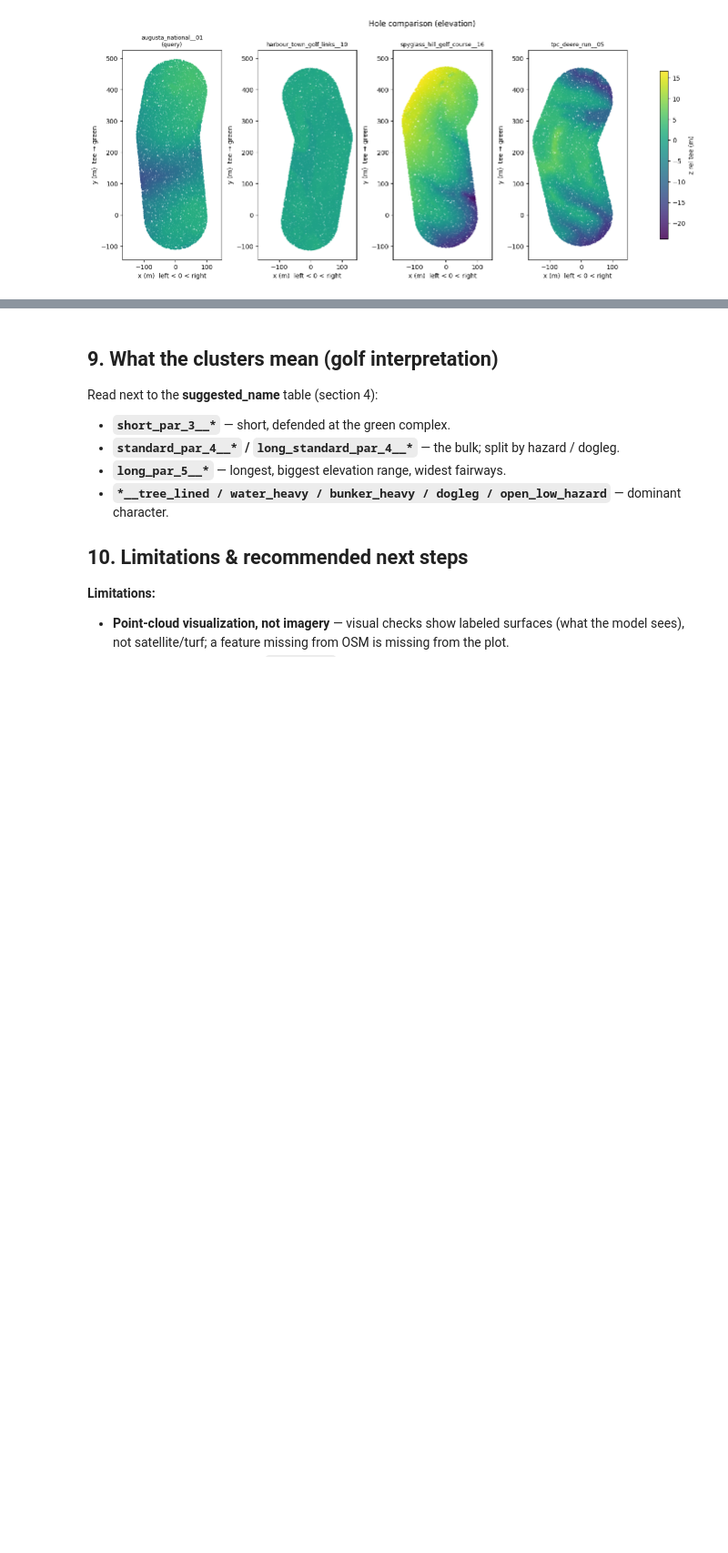
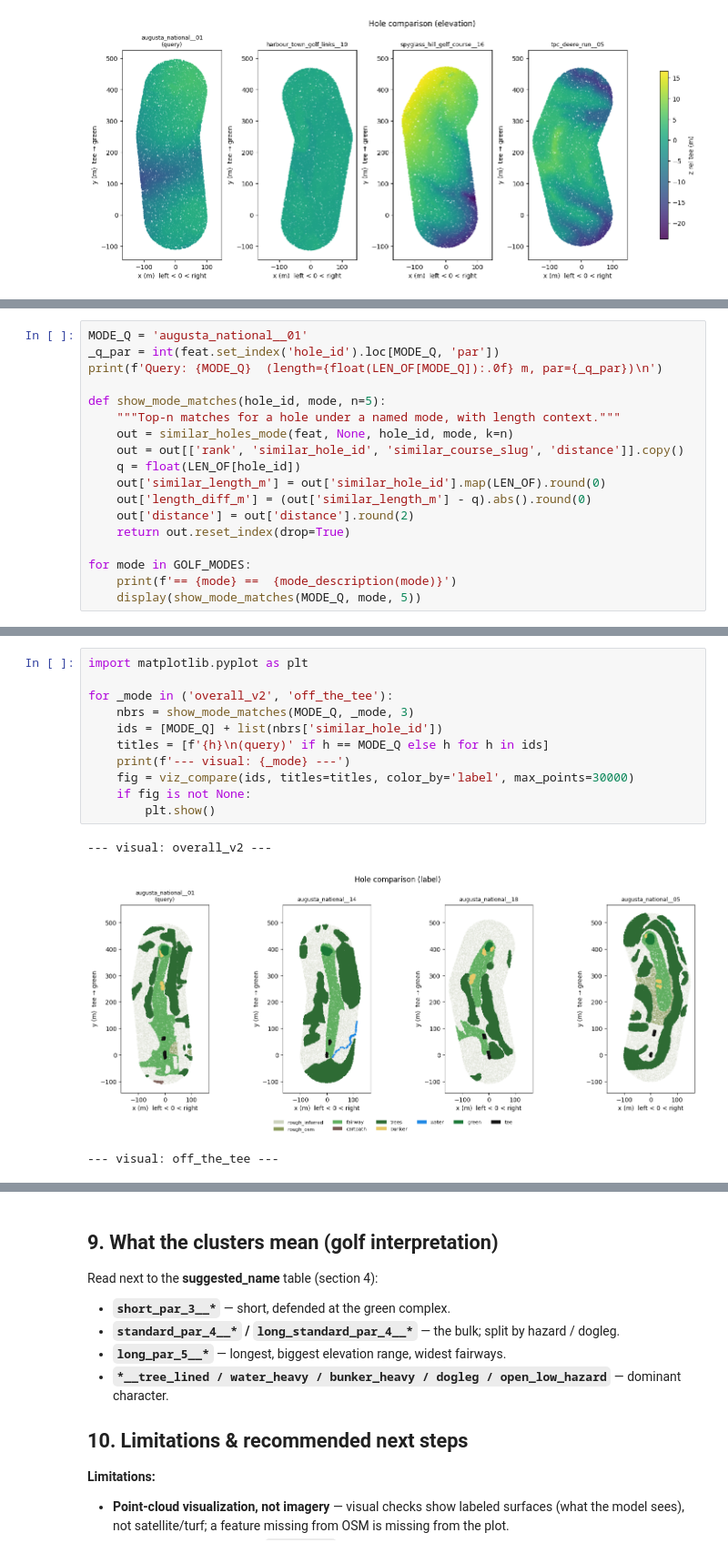
Before and after one commit to davishelman/golf-data-research, a Jupyter notebook: notebooks/hole_similarity_research.ipynb, the cells around one changed output, grey strips where cells are left out. Shown at 91% size. Drawn from its saved outputs; the diff is of its cells as text; blank space fills up the shorter version.

Commit message:
add domain specific hole similarity modes

```diff
--- a/notebooks/hole_similarity_research.ipynb
+++ b/notebooks/hole_similarity_research.ipynb
@@ -473,0 +501,18 @@ saved ..\courses\_index\visual_checks\augusta_national__01_v2_length_guarded.png
+# %%
+MODE_Q = 'augusta_national__01'
+_q_par = int(feat.set_index('hole_id').loc[MODE_Q, 'par'])
+print(f'Query: {MODE_Q}  (length={float(LEN_OF[MODE_Q]):.0f} m, par={_q_par})\n')
+
+def show_mode_matches(hole_id, mode, n=5):
+    """Top-n matches for a hole under a named mode, with length context."""
+    out = similar_holes_mode(feat, None, hole_id, mode, k=n)
+    out = out[['rank', 'similar_hole_id', 'similar_course_slug', 'distance']].copy()
+    q = float(LEN_OF[hole_id])
+    out['similar_length_m'] = out['similar_hole_id'].map(LEN_OF).round(0)
+    out['length_diff_m'] = (out['similar_length_m'] - q).abs().round(0)
+    out['distance'] = out['distance'].round(2)
+    return out.reset_index(drop=True)
+
+for mode in GOLF_MODES:
+    print(f'== {mode} ==  {mode_description(mode)}')
+    display(show_mode_matches(MODE_Q, mode, 5))
@@ -473,0 +597,15 @@ saved ..\courses\_index\visual_checks\augusta_national__01_v2_length_guarded.png
+# %%
+import matplotlib.pyplot as plt
+
+for _mode in ('overall_v2', 'off_the_tee'):
+    nbrs = show_mode_matches(MODE_Q, _mode, 3)
+    ids = [MODE_Q] + list(nbrs['similar_hole_id'])
+    titles = [f'{h}\n(query)' if h == MODE_Q else h for h in ids]
+    print(f'--- visual: {_mode} ---')
+    fig = viz_compare(ids, titles=titles, color_by='label', max_points=30000)
+    if fig is not None:
+        plt.show()
+# %% [output]
+--- visual: overall_v2 ---
+[figure, added]
+--- visual: off_the_tee ---
```
Also changed, not shown: parts of 7 cells of this notebook, 9 other files.
